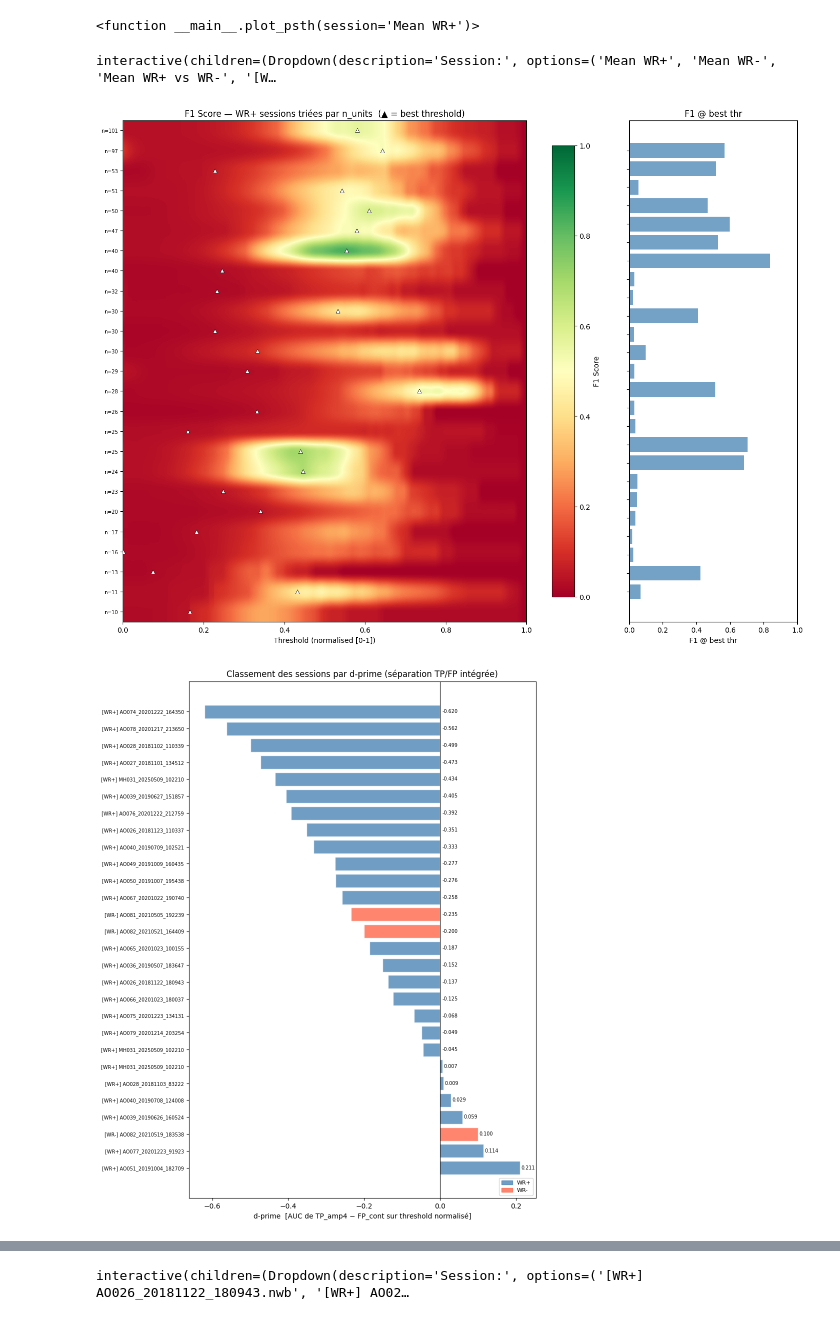
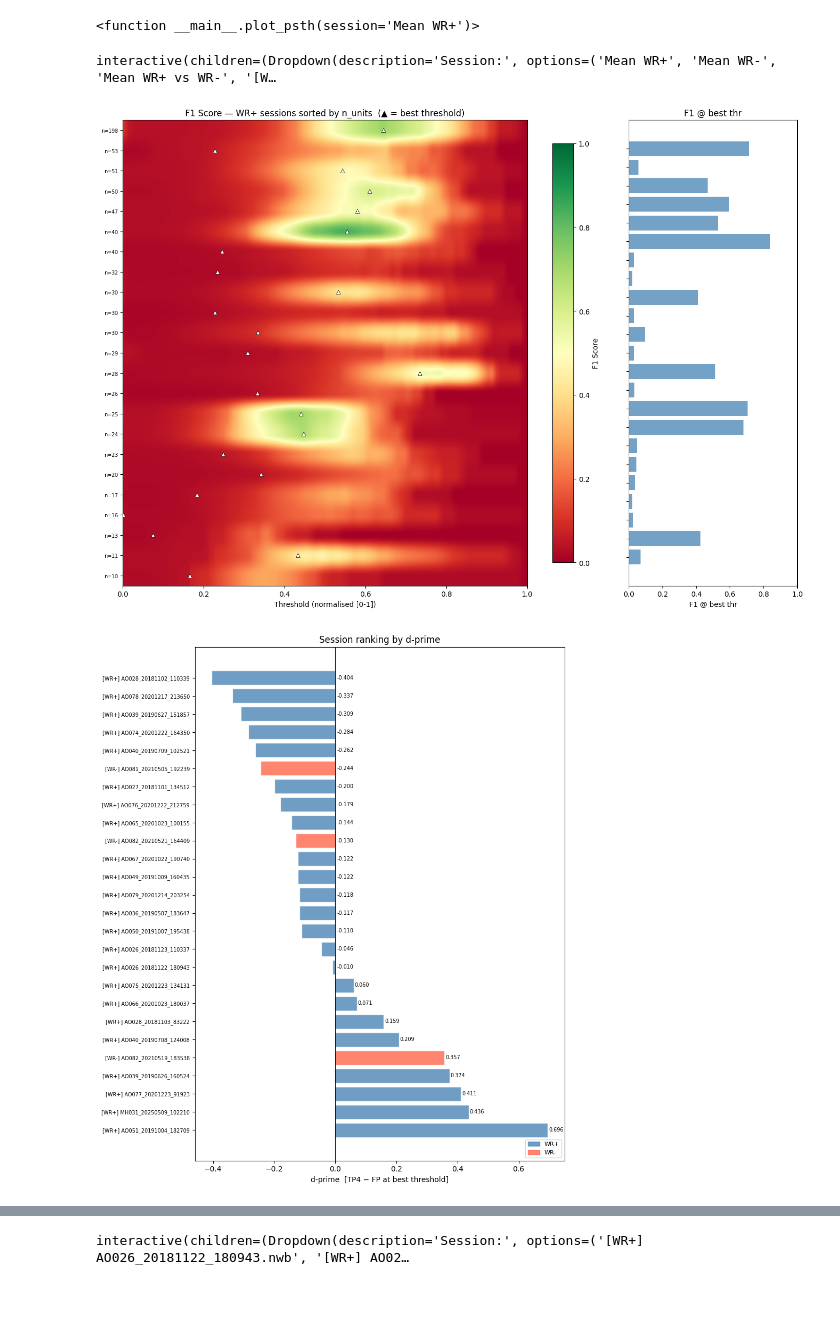
Before and after one commit to guenzi/NEURO-X-Project-I, a Jupyter notebook: results.ipynb, the cells around one changed output, grey strips where cells are left out. Saved outputs shown, nothing was run; the diff lists cells and outputs as text; code cells hidden in the pictures.

```diff
--- a/results.ipynb
+++ b/results.ipynb
@@ -374,13 +374,12 @@ print('Pipeline OK')
 Pipeline OK
 # %%
 # ── Lancement sur toutes les sessions ──────────────────────────────────────
-# Pour les fichiers MH* : relance run_session() une fois par sous-aire SSp-bfd
-MH_AREA_SYNONYMS = {'SSp-bfd', 'SSp-bfd-C2', 'SSp-bfd-C3'}  # aires wS1 dans les fichiers MH
+# Pour les fichiers MH* : pool les neurones SSp-bfd-C2 + SSp-bfd-C3 en une seule session
+MH_AREA_SYNONYMS = {'SSp-bfd-C2', 'SSp-bfd-C3'}  # C2 et C3 fusionnes, SSp-bfd seul exclu
 
 def _areas_for_path(path):
-    """Retourne la liste des target_areas à utiliser pour ce fichier.
-    MH* → une entrée par sous-aire SSp-bfd présente dans le NWB.
-    Autres → [None] (utilise THIS_AREA globalement)."""
+    """MH* : retourne un tuple unique (C2, C3) pour pooler les deux populations.
+    Autres fichiers : [None] (utilise THIS_AREA globalement)."""
     if os.path.basename(path).startswith('MH'):
         try:
             with NWBHDF5IO(path, 'r') as _io:
@@ -390,7 +389,8 @@ def _areas_for_path(path):
                     raw   = units_df[col].values
                     areas = [(a.decode() if isinstance(a, (bytes, bytearray)) else str(a)) for a in raw]
                     avail = sorted({a for a in areas if a in MH_AREA_SYNONYMS})
-                    return avail if avail else [None]
+                    # Un seul tuple -> une seule session avec toutes les aires disponibles poolees
+                    return [tuple(avail)] if avail else [None]
         except Exception as e:
             print(f'  [!] _areas_for_path({os.path.basename(path)}): {e}')
         return [None]
@@ -405,11 +405,12 @@ for path in SESSION_PATHS:
             results.append(r)
 
 N = len(results)
-results_wrp = [r for r in results if r.get('group') == 'WR+']
-results_wrm = [r for r in results if r.get('group') == 'WR-']
+results_wrp       = [r for r in results if r.get('group') == 'WR+']
+results_wrm       = [r for r in results if r.get('group') == 'WR-']
+results_wrp_piezo = [r for r in results_wrp if not r.get('is_mh', False)]
 N_wrp, N_wrm = len(results_wrp), len(results_wrm)
 
-# Label unique : ajoute [aire] si ce n'est pas l'aire par défaut (ex: sessions MH)
+# Label unique : ajoute [aire] si ce n'est pas l'aire par defaut (ex: sessions MH)
 def _result_label(r):
     base = r['path'].split('/')[-1]
     if r.get('area') and r['area'] != THIS_AREA:
@@ -538,8 +539,8 @@ def _interp_norm(r, key, amp=None):
     return np.interp(X_COMMON, thr_n, y)
 
 def _compute_dprime(r):
-    thr_n = (r['thresholds'] - r['thresholds'].min()) / (r['thresholds'].max() - r['thresholds'].min() + 1e-12)
-    return float(np.trapz(r['tp_curves'][4] - r['fp_cont'], x=thr_n))
+    # Youden au meilleur threshold : TP4 - FP au point optimal
+    return float(r['tp_curves'][4][r['best_i']] - r['fp_cont'][r['best_i']])
 
 def _plot_mean_tpfp(ax, grp_res, lw=2.5, alpha_fill=0.2, ls='-', suffix=''):
     if not grp_res: return
@@ -646,7 +647,7 @@ def plot_f1_heatmap():
     ax.set_xlabel('Threshold (normalised [0-1])')
     ax.set_yticks(range(n_sess))
     ax.set_yticklabels([f'n={u}' for u in n_units_lbls], fontsize=7)
-    ax.set_title('F1 Score — WR+ sessions triées par n_units  (▲ = best threshold)')
+    ax.set_title('F1 Score — WR+ sessions sorted by n_units  (▲ = best threshold)')
 
     ax2 = axes[1]
     f1_at_best = [F1_mat[i, np.argmin(np.abs(X_COMMON - best_x[i]))] for i in range(n_sess)]
@@ -677,53 +678,60 @@ def plot_dprime_ranking():
     ax.legend(handles=[Patch(color='steelblue', alpha=0.78, label='WR+'),
                         Patch(color='tomato',    alpha=0.78, label='WR-')],
               fontsize=8, loc='lower right')
-    ax.set_xlabel('d-prime  [AUC de TP_amp4 − FP_cont sur threshold normalisé]')
-    ax.set_title('Classement des sessions par d-prime (séparation TP/FP intégrée)')
+    ax.set_xlabel('d-prime  [TP4 − FP at best threshold]')
+    ax.set_title('Session ranking by d-prime')
     plt.tight_layout(); plt.show()
 
 plot_dprime_ranking()
 
 # ── Corrélations : qualité de session vs propriétés ────────────────────────────
 def plot_correlations():
+    import matplotlib.cm as cm
+    import matplotlib.colors as mcolors
     from matplotlib.patches import Patch
-    dprimes   = np.array([_compute_dprime(r) for r in results])
-    n_units_a = np.array([r['n_units'] for r in results])
-    tp4_best  = np.array([r['tp_curves'][4][r['best_i']] for r in results])
-    n_burst_a = np.array([r['n_burst']    for r in results])
-    t_dur_a   = np.array([r.get('t_duration', np.nan) for r in results])
-    cols      = ['steelblue' if r.get('group') == 'WR+' else 'tomato' for r in results]
 
-    # amplitude du pic PSTH stim4 (max firing rate moyen, sp/s)
+    dprimes    = np.array([_compute_dprime(r) for r in results])
+    n_units_a  = np.array([r['n_units'] for r in results])
+    n_burst_a  = np.array([r['n_burst'] for r in results])
     peak_amp_a = np.array([np.max(r['psth_stim'][4]) for r in results])
+    cols_grp   = ['steelblue' if r.get('group') == 'WR+' else 'tomato' for r in results]
+
+    # (x, y, xlabel, ylabel, point_colors_or_None, cval_for_colormap_or_None)
     metrics = [
-        (n_units_a,  dprimes, 'n_units',                  'd-prime'),
-        (n_units_a,  tp4_best, 'n_units',                  'TP4 @ best thr'),
-        (n_burst_a,  dprimes, 'n_burst (ITI detections)', 'd-prime'),
-        (peak_amp_a, dprimes, 'Pic PSTH stim4 (sp/s)',    'd-prime'),
+        (n_units_a,  dprimes, 'n_units',                  'd-prime', cols_grp, None),
+        (n_burst_a,  dprimes, 'n_burst (ITI detections)', 'd-prime', cols_grp, None),
+        (peak_amp_a, dprimes, 'Pic PSTH stim4 (sp/s)',    'd-prime', None,     n_units_a),
     ]
 
     fig, axes = plt.subplots(1, len(metrics), figsize=(4.5 * len(metrics), 4))
     if len(metrics) == 1: axes = [axes]
-    for ax, (x, y, xl, yl) in zip(axes, metrics):
-        ax.scatter(x, y, c=cols, s=40, edgecolors='white', linewidths=0.4, zorder=3)
+    for ax, (x, y, xl, yl, cols, cval) in zip(axes, metrics):
+        if cval is not None:
+            # Dernier plot : couleur par n_units (colormap)
+            norm = mcolors.Normalize(vmin=cval.min(), vmax=cval.max())
+            sc   = ax.scatter(x, y, c=cval, cmap='viridis', norm=norm,
+                              s=40, edgecolors='white', linewidths=0.4, zorder=3)
+            plt.colorbar(sc, ax=ax, label='n_units', shrink=0.85)
+        else:
+            ax.scatter(x, y, c=cols, s=40, edgecolors='white', linewidths=0.4, zorder=3)
         valid = ~(np.isnan(x) | np.isnan(y))
         if valid.sum() > 2:
             r_val = np.corrcoef(x[valid], y[valid])[0, 1]
             m_, b_ = np.polyfit(x[valid], y[valid], 1)
-            xl_ = np.array([x[valid].min(), x[valid].max()])
+            xl_    = np.array([x[valid].min(), x[valid].max()])
             ax.plot(xl_, m_ * xl_ + b_, color='dimgray', lw=1.2, linestyle='--', alpha=0.7)
             ax.set_title(f'r = {r_val:.2f}', fontsize=10)
         ax.axhline(0, color='gray', lw=0.5, linestyle=':')
         ax.set_xlabel(xl); ax.set_ylabel(yl)
 
     fig.legend(handles=[Patch(color='steelblue', label='WR+'),
                          Patch(color='tomato',    label='WR-')],
                fontsize=9, bbox_to_anchor=(1, 0.5), loc='center left')
-    fig.suptitle('Corrélations — qualité de session (d-prime) vs propriétés', fontsize=11)
+    fig.suptitle('Correlations — session quality (d-prime) vs properties', fontsize=11)
     plt.tight_layout(); plt.show()
 
 plot_correlations()
 # %% [output]
 interactive(children=(Dropdown(description='Session:', options=('Mean WR+', 'Mean WR-', 'Mean WR+ vs WR-', '[W…
-[figure, old version]
+[figure, new version]
-[figure, old version]
+[figure, new version]
```
Also changed, not shown: parts of 7 cells of this notebook, 2 other files.
